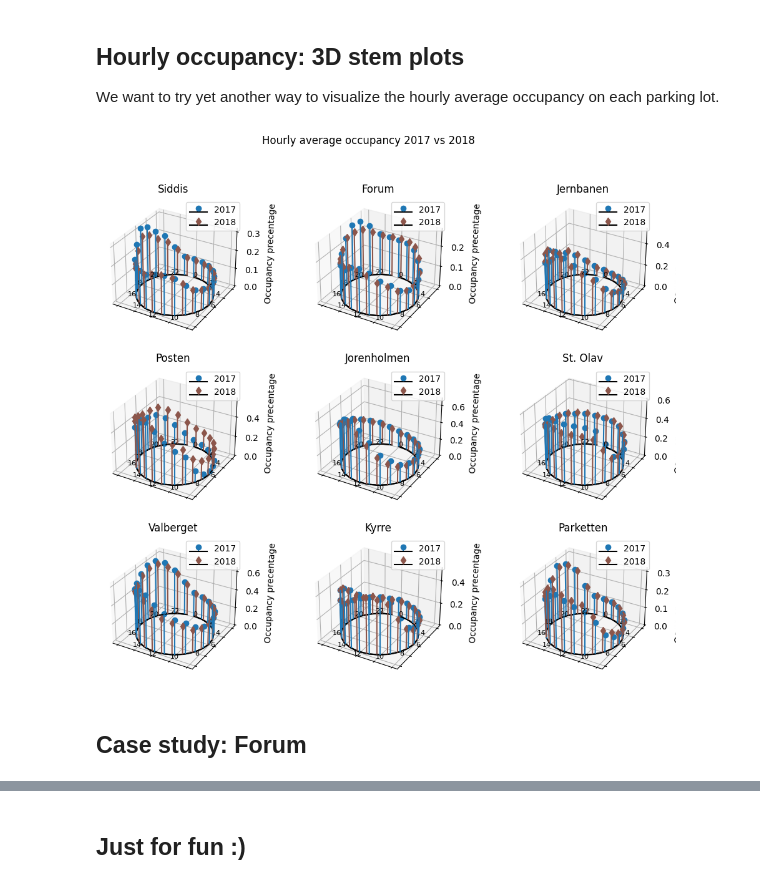
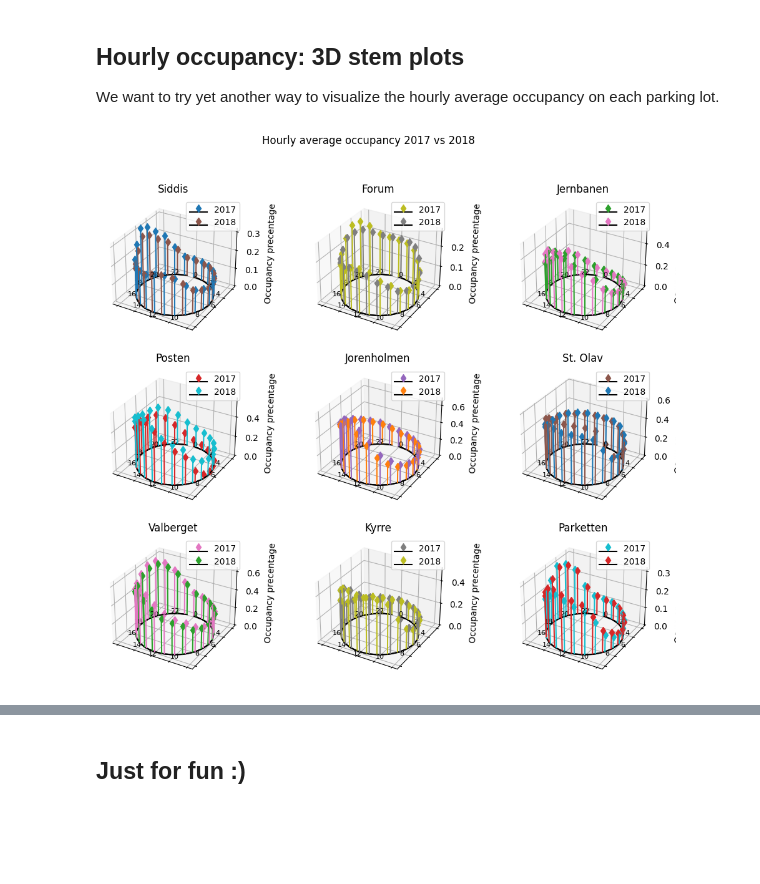
Before and after one commit to lenelise/stavanger_parkinglots, a Jupyter notebook: parking.ipynb, the cells around one changed output, grey strips where cells are left out. Saved outputs shown, nothing was run; the diff lists cells and outputs as text; code cells hidden in the pictures; blank space fills up the shorter version.

```diff
--- a/parking.ipynb
+++ b/parking.ipynb
@@ -154,0 +157,14 @@ parkering2017.head()
+# %%
+# colors we will use:
+colors = ['C0', 'C8', 'C2', 'C3', 'C4', 'C5', 'C6', 'C7', 'C9']
+colors2 = ['C5', 'C7', 'C6', 'C9', 'C1', 'C0', 'C2', 'C8', 'C3']
+
+angles = np.linspace(0, 2 * np.pi, 24, endpoint=False) #deler opp sirkel (2*pi) i 24 like store deler
+
+#Hourly averages for each lot for each year
+parkinglots_hourly_avg_2017 = [] # List of Series objects, one for each lot
+parkinglots_hourly_avg_2018 = [] # List of Series objects, one for each lot
+
+for lot in parkinglots:
+    parkinglots_hourly_avg_2017.append(parkering2017.groupby('Hour')[lot].mean().sort_index()) #sort index to make sure it is plotted in correct order starting at midnight
+    parkinglots_hourly_avg_2018.append(parkering2018.groupby('Hour')[lot].mean().sort_index())
@@ -234,8 +351,8 @@ fig, ax = plt.subplots(3,3,figsize=(10,10), subplot_kw={'projection': 'polar'},
 i = 0
 j = 0
 for k in range(9):
-    ax[i,j].bar(angles, parkinglots_hourly_avg_2017[k].values, width=0.25, color=colors[k], alpha=0.4, label='2017') #alpha styrer gjennomsiktighetsgraden
-    ax[i,j].bar(angles, parkinglots_hourly_avg_2018[k].values, width=0.25, color=colors2[k], alpha=0.4, label='2018') #alpha styrer gjennomsiktighetsgraden
+    ax[i,j].bar(angles, parkinglots_hourly_avg_2017[k].values, width=0.25, color=colors[k], alpha=0.5, label='2017') #alpha styrer gjennomsiktighetsgraden
+    ax[i,j].bar(angles, parkinglots_hourly_avg_2018[k].values, width=0.25, color=colors2[k], alpha=0.5, label='2018') #alpha styrer gjennomsiktighetsgraden
     ax[i,j].set_title(parkinglots[k])
     ax[i,j].legend(loc='best')
     ax[i,j].set_xticks(angles)
@@ -267,43 +384,43 @@ y1 = np.cos(np.linspace(0, 2 * np.pi, 24, endpoint=False)) #deler opp sirkel (2*
 
 d = 0.07 #want the 2018 stems to be close to 2017, but not at the same exact spot
 x2 = np.sin(np.linspace(0 + d, 2 * np.pi + d, 24, endpoint=False)) #deler opp sirkel (2*pi) i 24 like store deler
 y2 = np.cos(np.linspace(0 + d, 2 * np.pi + d, 24, endpoint=False)) #deler opp sirkel (2*pi) i 24 like store deler
 
 i = 0
 j = 0
 for k in range(9):
    z1 = parkinglots_hourly_avg_2017[k].values
    z2 = parkinglots_hourly_avg_2018[k].values
 
    ax[i,j].stem(x1,y1,z1,
-        basefmt = 'k-',
-        label='2017')
-   color = 'C5'
+     linefmt = f'{colors[k]}-', #vertical line
+     markerfmt=f'{colors[k]}d', #stem head
+     basefmt = 'k-',
+     label='2017')
+#    color = 'C5'
 
    ax[i,j].stem(x2,y2,z2,
-        linefmt = f'{color}-', #vertical line
-        markerfmt=f'{color}d', #stem head
-        basefmt='k-', #baseline
-        label='2018')
+     linefmt = f'{colors2[k]}-', #vertical line
+     markerfmt=f'{colors2[k]}d', #stem head
+     basefmt='k-', #baseline
+     label='2018')
 
    ax[i,j].set_xticklabels([])
    ax[i,j].set_yticklabels([])
    ax[i,j].set_zlabel("Occupancy precentage")
    ax[i,j].set_title(parkinglots[k])
    ax[i,j].legend()
 
    for n, (xn, yn) in enumerate(zip(x1, y1)):
-       if n%2==0:
+     if n%2==0:
           ax[i,j].text(xn * 1.1, yn * 1.1, 0, str(n), ha='center', va='center', fontsize=8)
 
    j += 1
    if j == 3:
-        i += 1
-        j = 0
+     i += 1
+     j = 0
 
 plt.suptitle("Hourly average occupancy 2017 vs 2018")
 plt.show()
 # %% [output]
-[figure, old version]
+[figure, new version]
-# %% [markdown]
-## Case study: Forum
```
Also changed, not shown: parts of 11 cells of this notebook, 1 other file.
